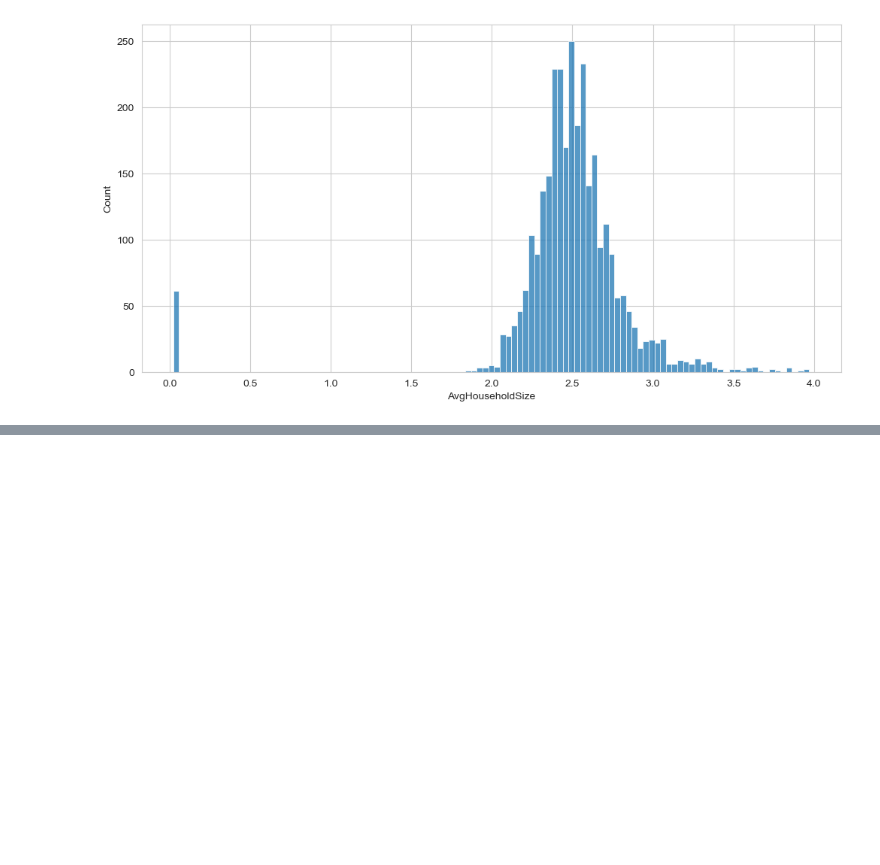
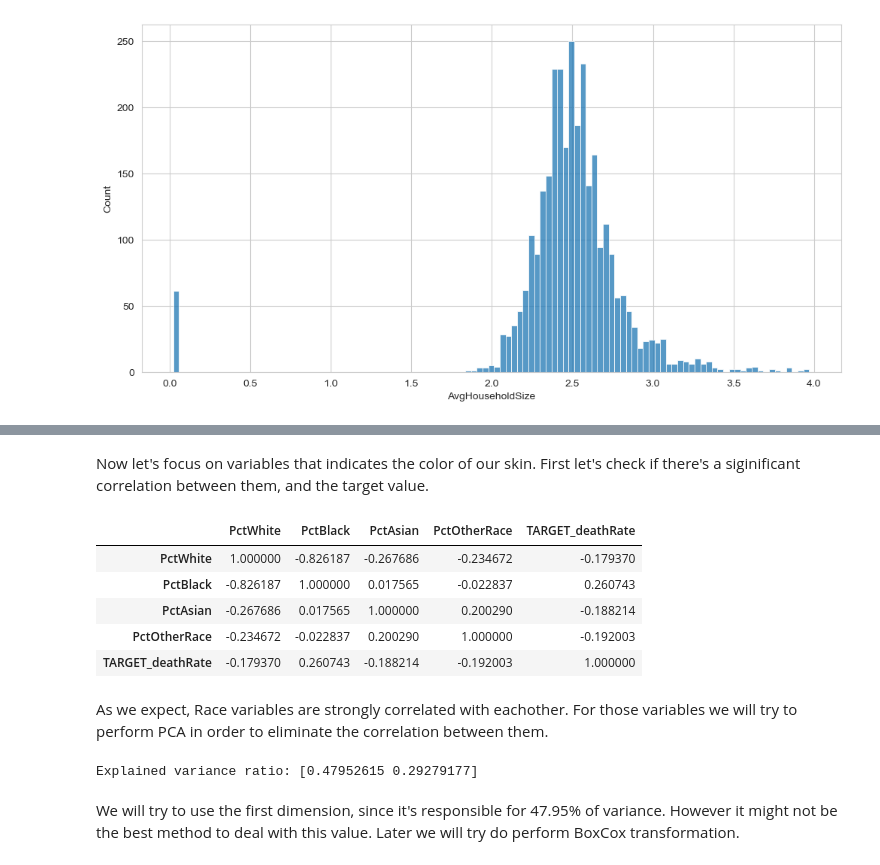
Before and after one commit to Grzegosh/Portfolio, a Jupyter notebook: Cancer_Death_Rate/main.ipynb, the cells around one changed output, grey strips where cells are left out. Drawn from its saved outputs; the diff is of its cells as text; code cells hidden in the pictures; blank space fills up the shorter version.

```diff
--- a/Cancer_Death_Rate/main.ipynb
+++ b/Cancer_Death_Rate/main.ipynb
@@ -403,0 +410,13 @@ clean_data[clean_data['AvgHouseholdSize']<1]
+# %% [markdown]
+Now let's focus on variables that indicates the color of our skin. First let's check if there's a siginificant correlation between them, and the target value.
+# %%
+clean_data[['PctWhite','PctBlack','PctAsian','PctOtherRace','TARGET_deathRate']].corr()
+# %% [output]
+|  | PctWhite | PctBlack | PctAsian | PctOtherRace | TARGET_deathRate |
+| PctWhite | 1.000000 | -0.826187 | -0.267686 | -0.234672 | -0.179370 |
+| PctBlack | -0.826187 | 1.000000 | 0.017565 | -0.022837 | 0.260743 |
+| PctAsian | -0.267686 | 0.017565 | 1.000000 | 0.200290 | -0.188214 |
+| PctOtherRace | -0.234672 | -0.022837 | 0.200290 | 1.000000 | -0.192003 |
+| TARGET_deathRate | -0.179370 | 0.260743 | -0.188214 | -0.192003 | 1.000000 |
+# %% [markdown]
+As we expect, Race variables are strongly correlated with eachother. For those variables we will try to perform PCA in order to eliminate the correlation between them.
@@ -403,0 +426,19 @@ clean_data[clean_data['AvgHouseholdSize']<1]
+# %%
+scaler = StandardScaler()
+cols_to_change = clean_data[['PctWhite','PctBlack','PctAsian','PctOtherRace']]
+
+scaler.fit(cols_to_change)
+
+scaled_cols = scaler.transform(cols_to_change)
+
+pca = PCA(n_components=2)
+
+pca.fit(scaled_cols)
+
+cols_pca = pca.transform(scaled_cols)
+
+print(f"Explained variance ratio: {pca.explained_variance_ratio_}")
+# %% [output]
+Explained variance ratio: [0.47952615 0.29279177]
+# %% [markdown]
+We will try to use the first dimension, since it's responsible for 47.95% of variance. However it might not be the best method to deal with this value. Later we will try do perform BoxCox transformation.
```
Also changed, not shown: parts of 7 cells of this notebook, 1 other file.
